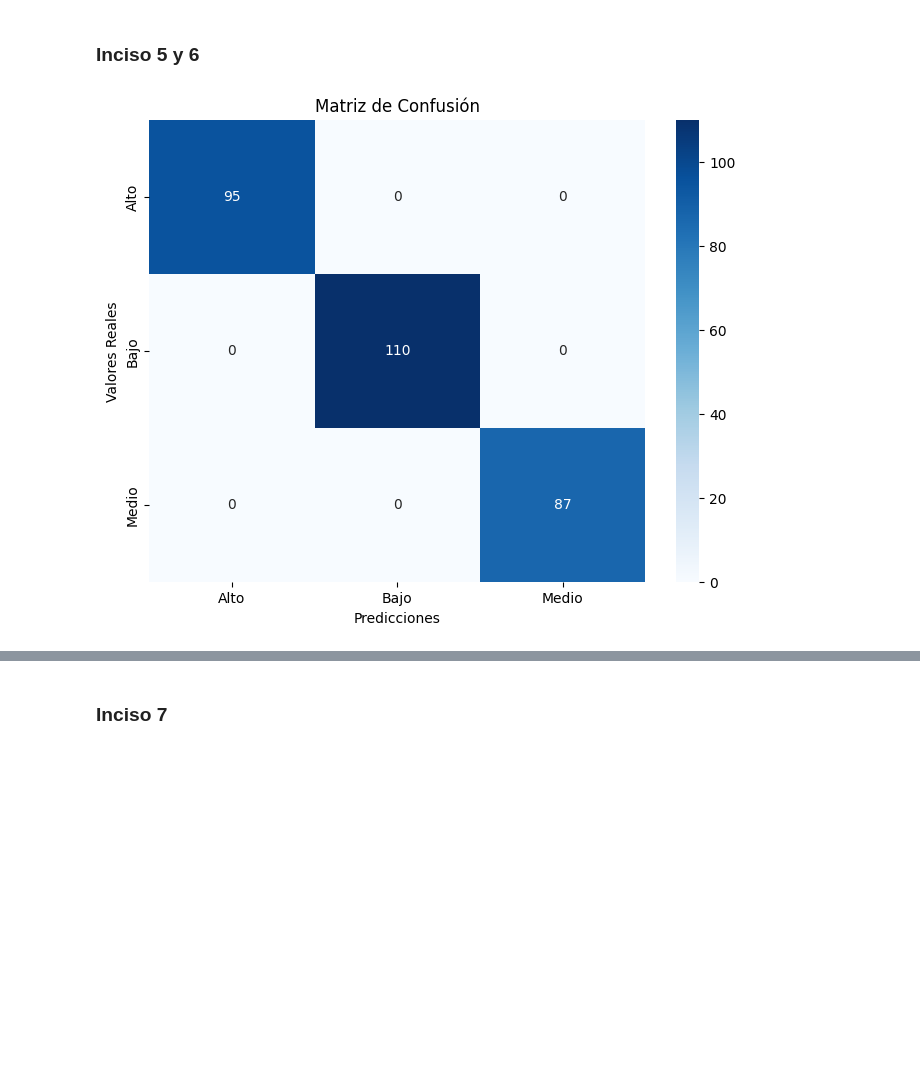
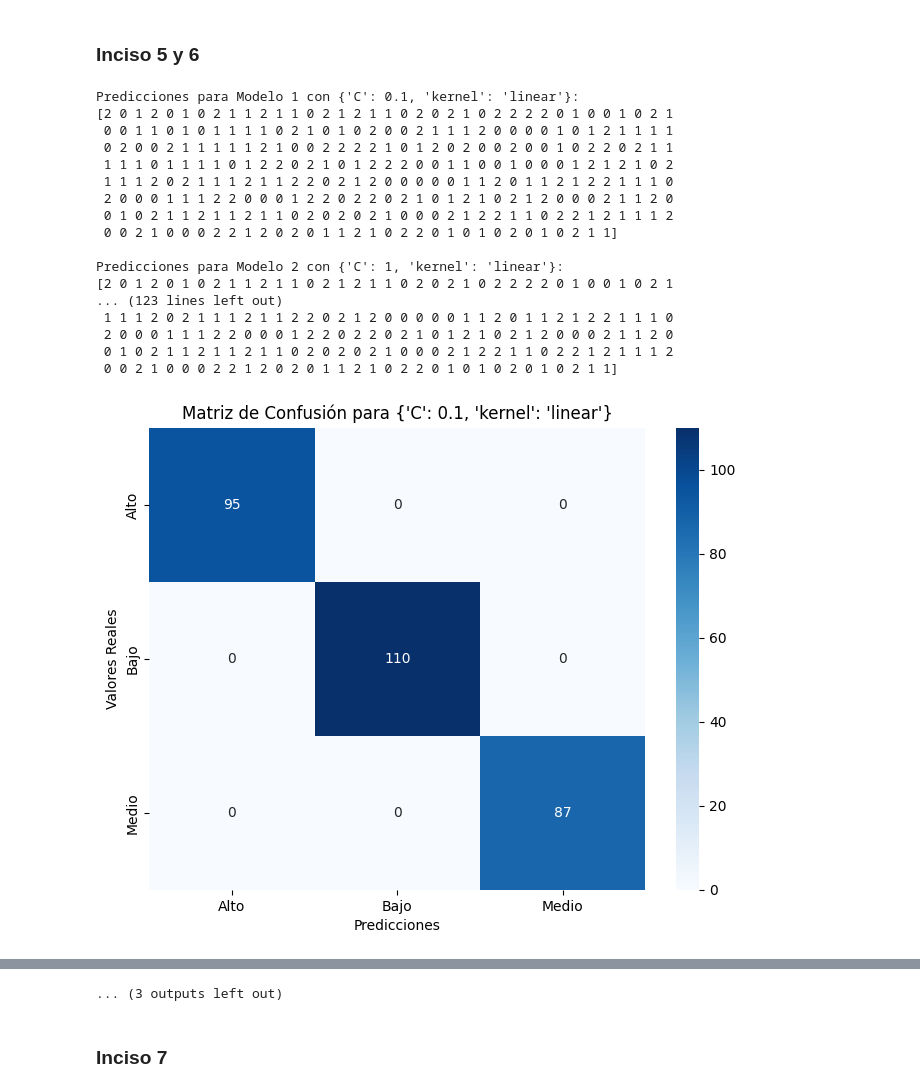
Before and after one commit to FabianJuarez182/MD-HT7, a Jupyter notebook: MD-HT7.ipynb, the cells around one changed output, grey strips where cells are left out. Cells and saved outputs as stored; diff of their text form; code cells hidden in the pictures; blank space fills up the shorter version.

```diff
--- a/MD-HT7.ipynb
+++ b/MD-HT7.ipynb
@@ -185,9 +185,9 @@ X_train, X_test, y_train, y_test = train_test_split(X_scaled, y, test_size=0.2,
 
 # Configuración para GridSearchCV con múltiples kernels y parámetros
 param_grid = [
-    {'C': [0.1, 1, 10], 'kernel': ['linear']},
-    {'C': [0.1, 1, 10], 'gamma': [0.01, 0.1, 1], 'kernel': ['rbf']},
-    {'C': [0.1, 1, 10], 'gamma': [0.01, 0.1, 1], 'degree': [2, 3, 4], 'kernel': ['poly']}
+    {'C': [0.1, 1], 'kernel': ['linear']},
+    {'C': [0.1, 1], 'gamma': [0.01, 0.1], 'kernel': ['rbf']},
+    {'C': [0.1, 1], 'gamma': [0.01, 0.1], 'degree': [2, 3], 'kernel': ['poly']}
 ]
 
 # Creación del modelo SVM
@@ -251,18 +251,63 @@ Resultados de GridSearchCV:
 # %% [markdown]
 ### Inciso 5 y 6
 # %%
+# Iterar sobre todos los parámetros probados en el grid search
+for i, params in enumerate(grid_search.cv_results_['params']):
+    # Crear y ajustar un modelo SVC con los parámetros específicos
+    model = SVC(**params)
+    model.fit(X_train, y_train)
+
+    # Realizar predicciones con el modelo ajustado
+    y_pred = model.predict(X_test)
+
+    # Imprimir las predicciones
+    print(f'Predicciones para Modelo {i+1} con {params}:')
+    print(y_pred)
+    print()  # Agregar espacio para separar entre modelos
+
 # Uso del mejor modelo para predecir
 y_pred = best_estimator.predict(X_test)
+
 
 # Generación de la matriz de confusión
 conf_matrix = confusion_matrix(y_test, y_pred)
 
-# Visualización de la matriz de confusión como un mapa de calor
-plt.figure(figsize=(8, 6))
-sns.heatmap(conf_matrix, annot=True, fmt='d', cmap='Blues', xticklabels=le.classes_, yticklabels=le.classes_)
-plt.title('Matriz de Confusión')
-plt.xlabel('Predicciones')
-plt.ylabel('Valores Reales')
-plt.show()
+# Iterar sobre todos los parámetros probados en el grid search
+for params in grid_search.cv_results_['params']:
+    # Crear un nuevo modelo SVC con los parámetros específicos
+    model = SVC(**params)
+    model.fit(X_train, y_train)  # Ajustar el modelo al conjunto de entrenamiento
+
+    # Predecir las etiquetas del conjunto de prueba
+    y_pred = model.predict(X_test)
+
+    # Calcular la matriz de confusión
+    conf_matrix = confusion_matrix(y_test, y_pred)
+
+    # Visualizar la matriz de confusión como un mapa de calor
+    plt.figure(figsize=(8, 6))
+    sns.heatmap(conf_matrix, annot=True, fmt='d', cmap='Blues',
+                xticklabels=le.classes_, yticklabels=le.classes_)
+    plt.title(f'Matriz de Confusión para {params}')
+    plt.xlabel('Predicciones')
+    plt.ylabel('Valores Reales')
+    plt.show()
 # %% [output]
+Predicciones para Modelo 1 con {'C': 0.1, 'kernel': 'linear'}:
+[2 0 1 2 0 1 0 2 1 1 2 1 1 0 2 1 2 1 1 0 2 0 2 1 0 2 2 2 2 0 1 0 0 1 0 2 1
+ 0 0 1 1 0 1 0 1 1 1 1 0 2 1 0 1 0 2 0 0 2 1 1 1 2 0 0 0 0 1 0 1 2 1 1 1 1
+ 0 2 0 0 2 1 1 1 1 1 2 1 0 0 2 2 2 2 1 0 1 2 0 2 0 0 2 0 0 1 0 2 2 0 2 1 1
+ 1 1 1 0 1 1 1 1 0 1 2 2 0 2 1 0 1 2 2 2 0 0 1 1 0 0 1 0 0 0 1 2 1 2 1 0 2
+ 1 1 1 2 0 2 1 1 1 2 1 1 2 2 0 2 1 2 0 0 0 0 0 1 1 2 0 1 1 2 1 2 2 1 1 1 0
+ 2 0 0 0 1 1 1 2 2 0 0 0 1 2 2 0 2 2 0 2 1 0 1 2 1 0 2 1 2 0 0 0 2 1 1 2 0
+ 0 1 0 2 1 1 2 1 1 2 1 1 0 2 0 2 0 2 1 0 0 0 2 1 2 2 1 1 0 2 2 1 2 1 1 1 2
+ 0 0 2 1 0 0 0 2 2 1 2 0 2 0 1 1 2 1 0 2 2 0 1 0 1 0 2 0 1 0 2 1 1]
+
+Predicciones para Modelo 2 con {'C': 1, 'kernel': 'linear'}:
+[2 0 1 2 0 1 0 2 1 1 2 1 1 0 2 1 2 1 1 0 2 0 2 1 0 2 2 2 2 0 1 0 0 1 0 2 1
+... (123 lines left out)
+ 1 1 1 2 0 2 1 1 1 2 1 1 2 2 0 2 1 2 0 0 0 0 0 1 1 2 0 1 1 2 1 2 2 1 1 1 0
+ 2 0 0 0 1 1 1 2 2 0 0 0 1 2 2 0 2 2 0 2 1 0 1 2 1 0 2 1 2 0 0 0 2 1 1 2 0
+ 0 1 0 2 1 1 2 1 1 2 1 1 0 2 0 2 0 2 1 0 0 0 2 1 2 2 1 1 0 2 2 1 2 1 1 1 2
+ 0 0 2 1 0 0 0 2 2 1 2 0 2 0 1 1 2 1 0 2 2 0 1 0 1 0 2 0 1 0 2 1 1]
-[figure, old version]
+[figure, new version]
@@ -269,3 +324,4 @@ plt.show()
+... (3 outputs left out)
 # %% [markdown]
 ### Inciso 7
 # %%
```
Also changed, not shown: parts of 2 cells of this notebook.
